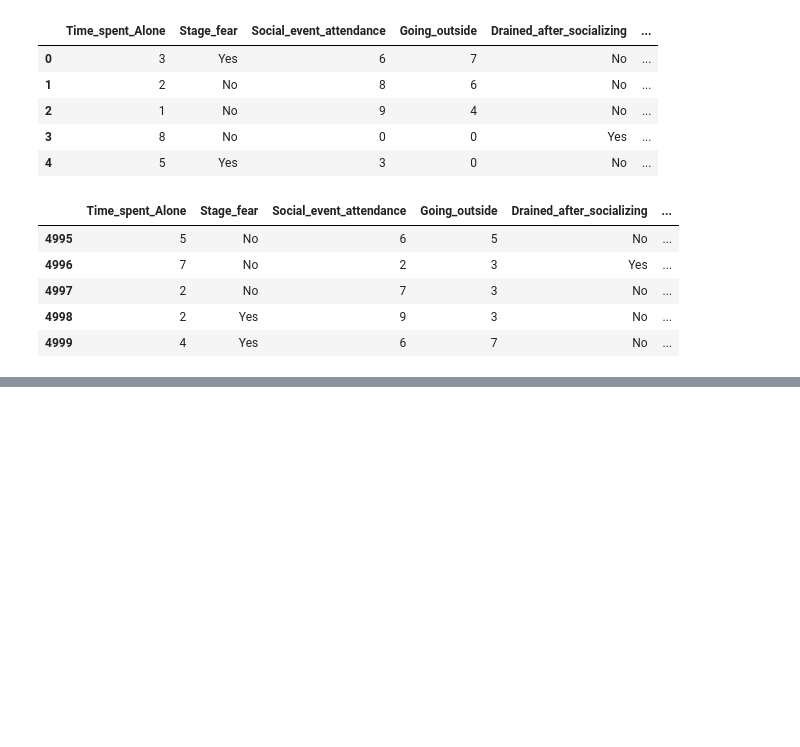
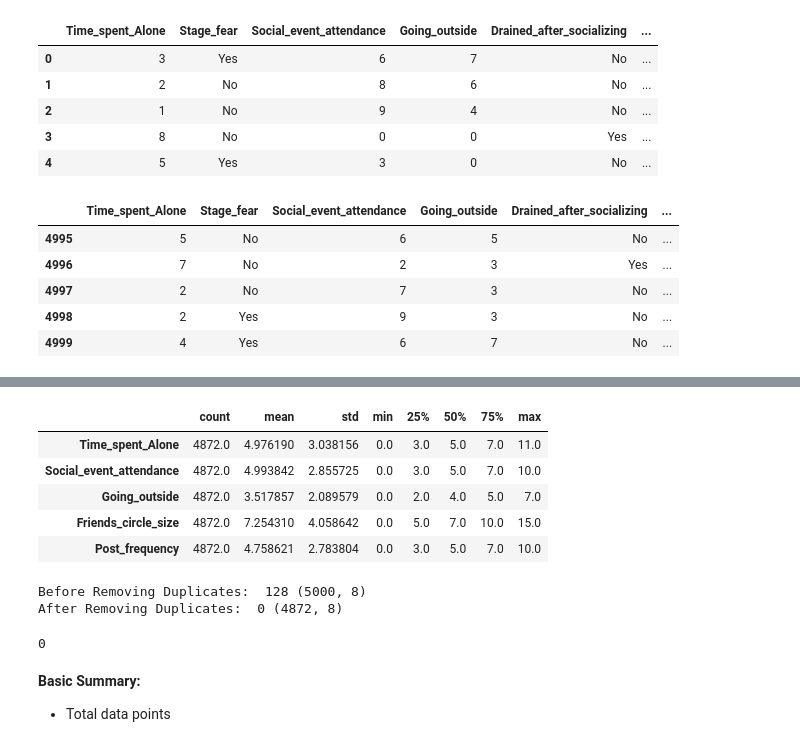
Before and after one commit to rizz045/Predicting-Personality-Traits-Using-Social-Behavior-Patterns, a Jupyter notebook: Personality_Prediction_Using_ML.ipynb, the cells around one changed output, grey strips where cells are left out. Cells and saved outputs as stored; diff of their text form; code cells hidden in the pictures; blank space fills up the shorter version.

```diff
--- a/Personality_Prediction_Using_ML.ipynb
+++ b/Personality_Prediction_Using_ML.ipynb
@@ -47,0 +66,25 @@ df.tail()
+# %%
+df.describe().T
+# %% [output]
+|  | count | mean | std | min | 25% | 50% | 75% | max |
+| Time_spent_Alone | 4872.0 | 4.976190 | 3.038156 | 0.0 | 3.0 | 5.0 | 7.0 | 11.0 |
+| Social_event_attendance | 4872.0 | 4.993842 | 2.855725 | 0.0 | 3.0 | 5.0 | 7.0 | 10.0 |
+| Going_outside | 4872.0 | 3.517857 | 2.089579 | 0.0 | 2.0 | 4.0 | 5.0 | 7.0 |
+| Friends_circle_size | 4872.0 | 7.254310 | 4.058642 | 0.0 | 5.0 | 7.0 | 10.0 | 15.0 |
+| Post_frequency | 4872.0 | 4.758621 | 2.783804 | 0.0 | 3.0 | 5.0 | 7.0 | 10.0 |
+# %%
+# checking for dupicates and null values
+print("Before Removing Duplicates: ",df.duplicated().sum()," : ", df.shape)
+df.drop_duplicates(inplace=True)
+print("After Removing Duplicates: ",df.duplicated().sum(), " : ",df.shape)
+# %% [output]
+Before Removing Duplicates:  128 (5000, 8)
+After Removing Duplicates:  0 (4872, 8)
+# %%
+print(df.isnull().sum().sum())
+# %% [output]
+0
+# %% [markdown]
+**Basic Summary:**
+
+* Total data points
```
Also changed, not shown: parts of 1 cell of this notebook.
